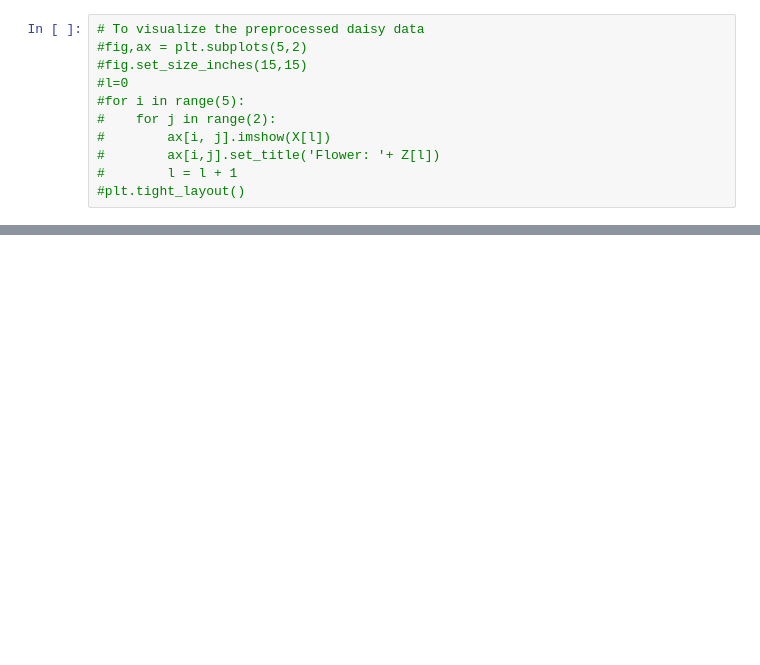
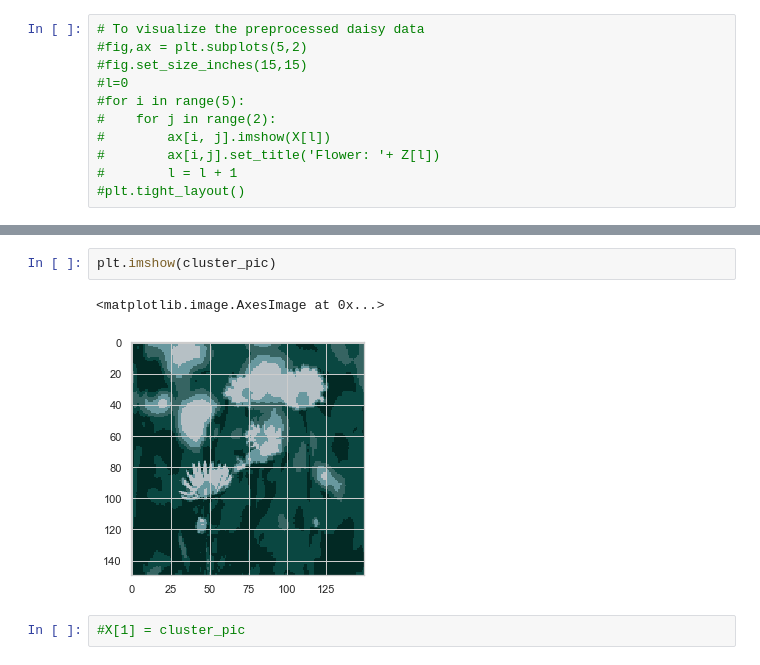
Before and after one commit to SukheshNuthalapati/BeeSnap-ML, a Jupyter notebook: Preproccess/daisies.ipynb, the cells around one changed output, grey strips where cells are left out. Drawn from its saved outputs; the diff is of its cells as text; blank space fills up the shorter version.

```diff
--- a/Preproccess/daisies.ipynb
+++ b/Preproccess/daisies.ipynb
@@ -109,0 +140,7 @@ plt.imshow(gray, cmap = 'gray')
+# %%
+plt.imshow(cluster_pic)
+# %% [output]
+<matplotlib.image.AxesImage at 0x...>
+[figure, added]
+# %%
+#X[1] = cluster_pic
```
Also changed, not shown: parts of 11 cells of this notebook, 1 other file.
